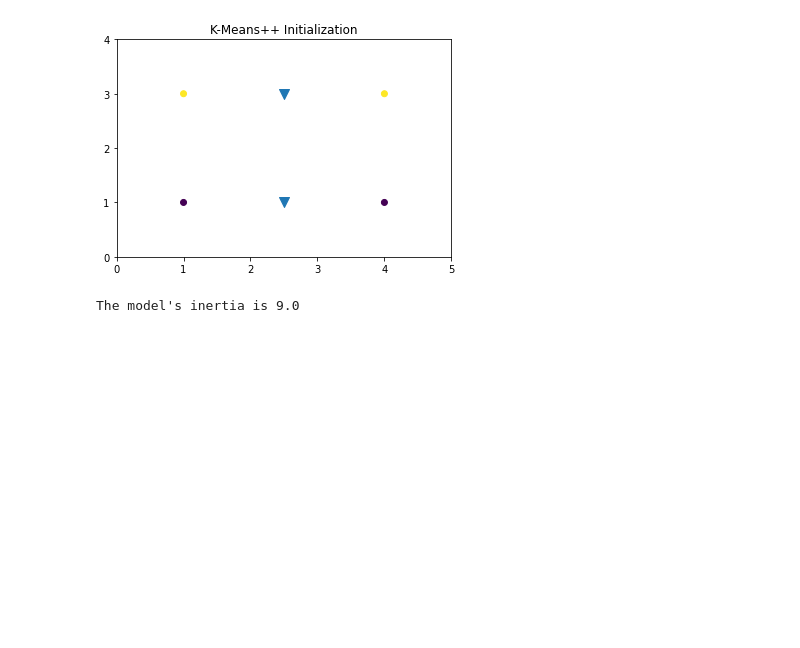
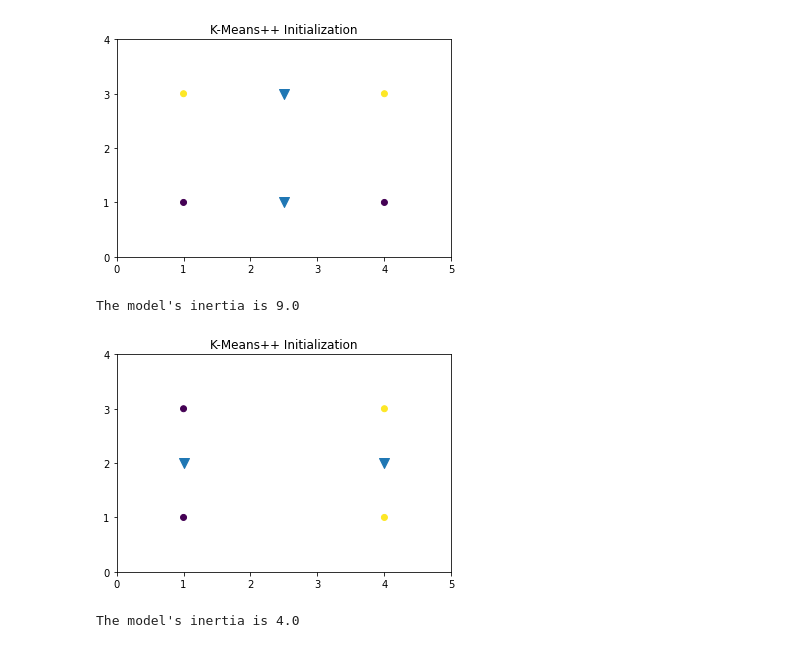
Before and after one commit to h-budak/K-Means_Clustering, a Jupyter notebook: K-Means++ using Scikit-Learn.ipynb, the cells around one changed output. Cells and saved outputs as stored; diff of their text form; code cells hidden in the pictures; blank space fills up the shorter version.

Commit message:
init="k-means++"

```diff
--- a/K-Means++ using Scikit-Learn.ipynb
+++ b/K-Means++ using Scikit-Learn.ipynb
@@ -40,3 +40,33 @@ print("The model's inertia is " + str(model.inertia_))
 # %% [output]
 [figure]
 The model's inertia is 9.0
+# %%
+x = [1, 1, 4, 4]
+y = [1, 3, 1, 3]
+
+values = np.array(list(zip(x, y)))
+
+centroids_x = [2.5, 2.5]
+centroids_y = [1, 3]
+
+centroids = np.array(list(zip(centroids_x, centroids_y)))
+
+model = KMeans(init="k-means++", n_clusters=2)
+
+results = model.fit_predict(values)
+
+plt.scatter(x, y, c=results, alpha=1)
+
+# Cluster centers
+plt.scatter(model.cluster_centers_[:, 0], model.cluster_centers_[:, 1], marker='v', s=100)
+
+ax = plt.subplot()
+ax.set_xticks([0, 1, 2, 3, 4, 5])
+ax.set_yticks([0, 1, 2, 3, 4])
+
+plt.title('K-Means++ Initialization')
+plt.show()
+print("The model's inertia is " + str(model.inertia_))
+# %% [output]
+[figure, added]
+The model's inertia is 4.0
```
